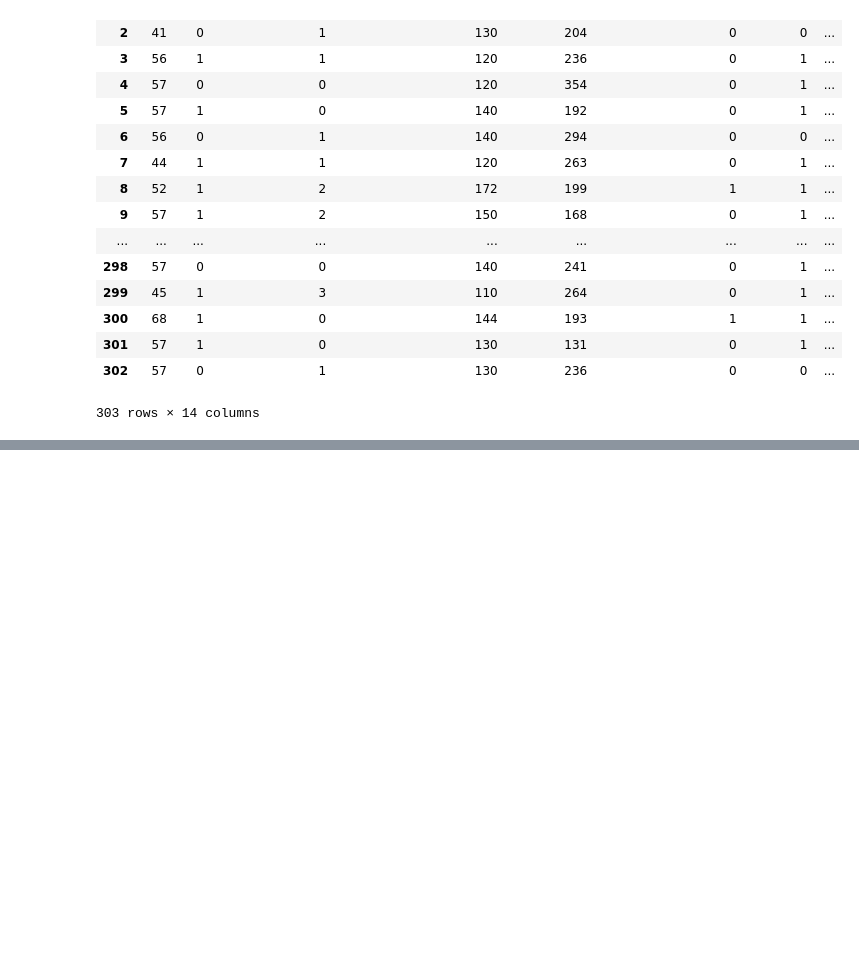
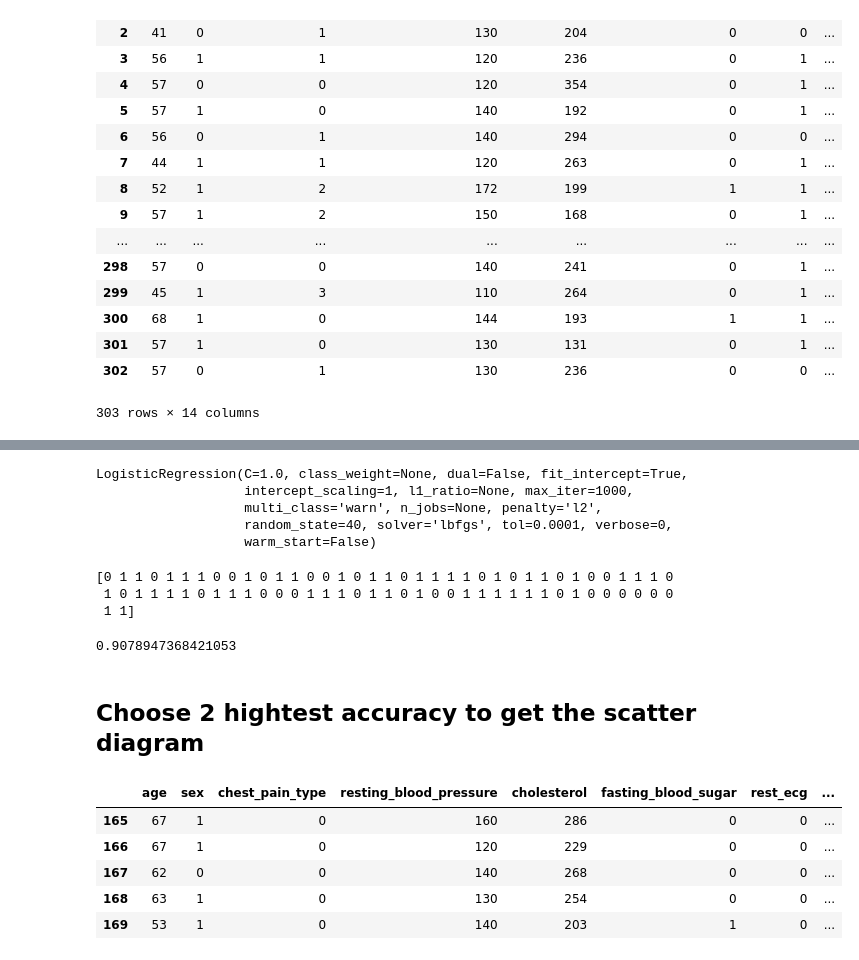
Before and after one commit to judyssc/MachineLearning, a Jupyter notebook: Logistic Regression-xiaolin&guoan.ipynb, the cells around one changed output, grey strips where cells are left out. Saved outputs shown, nothing was run; the diff lists cells and outputs as text; code cells hidden in the pictures; blank space fills up the shorter version.

```diff
--- a/Logistic Regression-xiaolin&guoan.ipynb
+++ b/Logistic Regression-xiaolin&guoan.ipynb
@@ -72,0 +92,10 @@ print(accuracy_score(y_test, y_pred))
+# %%
+from sklearn.linear_model import LogisticRegression
+logReg = LogisticRegression(solver = 'lbfgs',max_iter=1000,random_state = 40)
+logReg.fit(x, y)
+# %% [output]
+LogisticRegression(C=1.0, class_weight=None, dual=False, fit_intercept=True,
+                   intercept_scaling=1, l1_ratio=None, max_iter=1000,
+                   multi_class='warn', n_jobs=None, penalty='l2',
+                   random_state=40, solver='lbfgs', tol=0.0001, verbose=0,
+                   warm_start=False)
@@ -72,0 +104,25 @@ print(accuracy_score(y_test, y_pred))
+# %%
+print(y_pred)
+# %% [output]
+[0 1 1 0 1 1 1 0 0 1 0 1 1 0 0 1 0 1 1 0 1 1 1 1 0 1 0 1 1 0 1 0 0 1 1 1 0
+ 1 0 1 1 1 1 0 1 1 1 0 0 0 1 1 1 0 1 1 0 1 0 0 1 1 1 1 1 1 0 1 0 0 0 0 0 0
+ 1 1]
+# %%
+from sklearn.metrics import accuracy_score
+
+print(accuracy_score(y_test, y_pred))
+# %% [output]
+0.9078947368421053
+# %% [markdown]
+## Choose 2 hightest accuracy to get the scatter diagram
+# %%
+df_zero = df.loc[df['target'] == 0]
+df_one = df.loc[df['target'] == 1]
+df_zero.head()
+# %% [output]
+|  | age | sex | chest_pain_type | resting_blood_pressure | cholesterol | fasting_blood_sugar | rest_ecg | ... |
+| 165 | 67 | 1 | 0 | 160 | 286 | 0 | 0 | ... |
+| 166 | 67 | 1 | 0 | 120 | 229 | 0 | 0 | ... |
+| 167 | 62 | 0 | 0 | 140 | 268 | 0 | 0 | ... |
+| 168 | 63 | 1 | 0 | 130 | 254 | 0 | 0 | ... |
+| 169 | 53 | 1 | 0 | 140 | 203 | 1 | 0 | ... |
```
Also changed, not shown: parts of 11 cells of this notebook.
